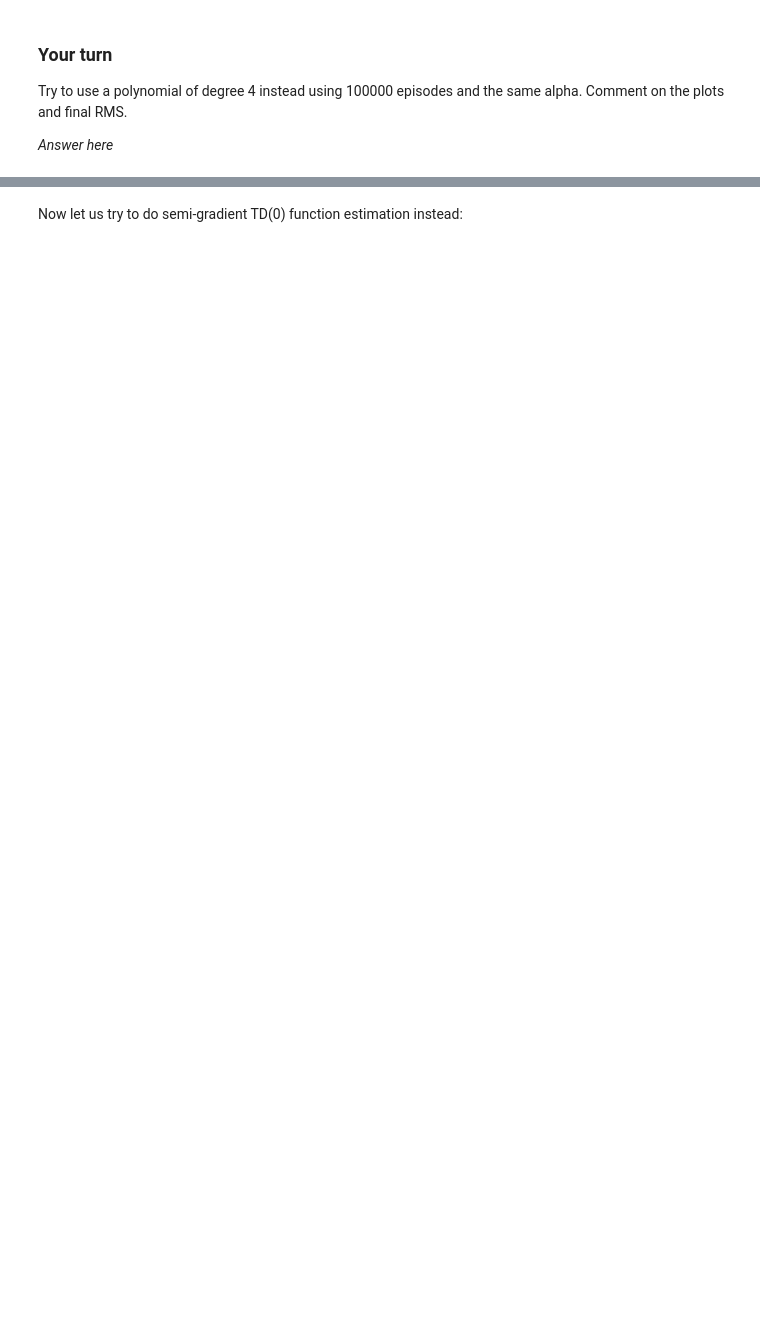
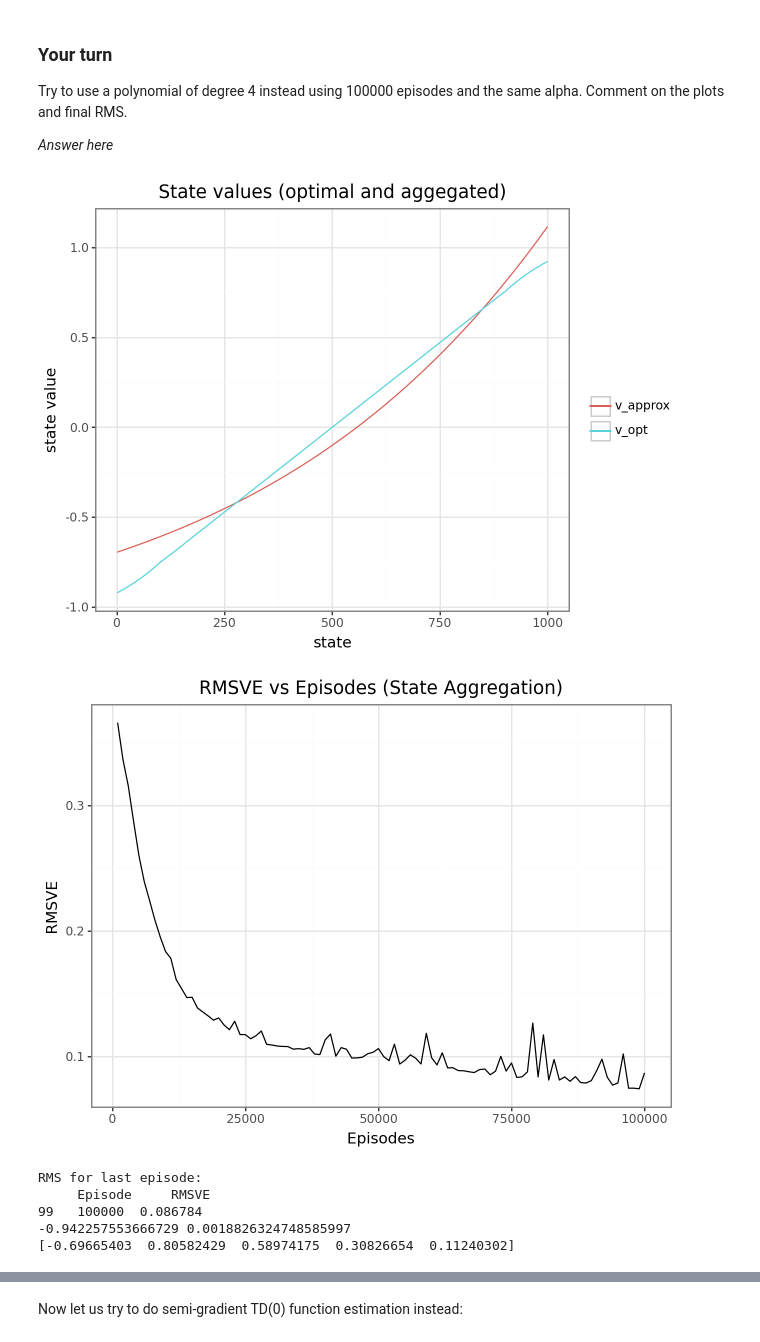
Before and after one commit to simon-mellergaard/RL, a Jupyter notebook: Exercises/12_Approx-pred.ipynb, the cells around one changed output, grey strips where cells are left out. Saved outputs shown, nothing was run; the diff lists cells and outputs as text; code cells hidden in the pictures; blank space fills up the shorter version.

```diff
--- a/Exercises/12_Approx-pred.ipynb
+++ b/Exercises/12_Approx-pred.ipynb
@@ -679,0 +701,16 @@ Try to use a polynomial of degree 4 instead using 100000 episodes and the same a
+# %%
+#@title Solution
+
+env.reset_rng()
+agent = AgentApproxPoly(env, degree=4)
+run_and_plot(env, agent, episodes=100000, alpha=0.00001)
+print(b,a)
+print(agent.w)
+# %% [output]
+[figure, added]
+[figure, added]
+RMS for last episode:
+     Episode     RMSVE
+99   100000  0.086784
+-0.942257553666729 0.0018826324748585997
+[-0.69665403  0.80582429  0.58974175  0.30826654  0.11240302]
```
Also changed, not shown: parts of 11 cells of this notebook.
